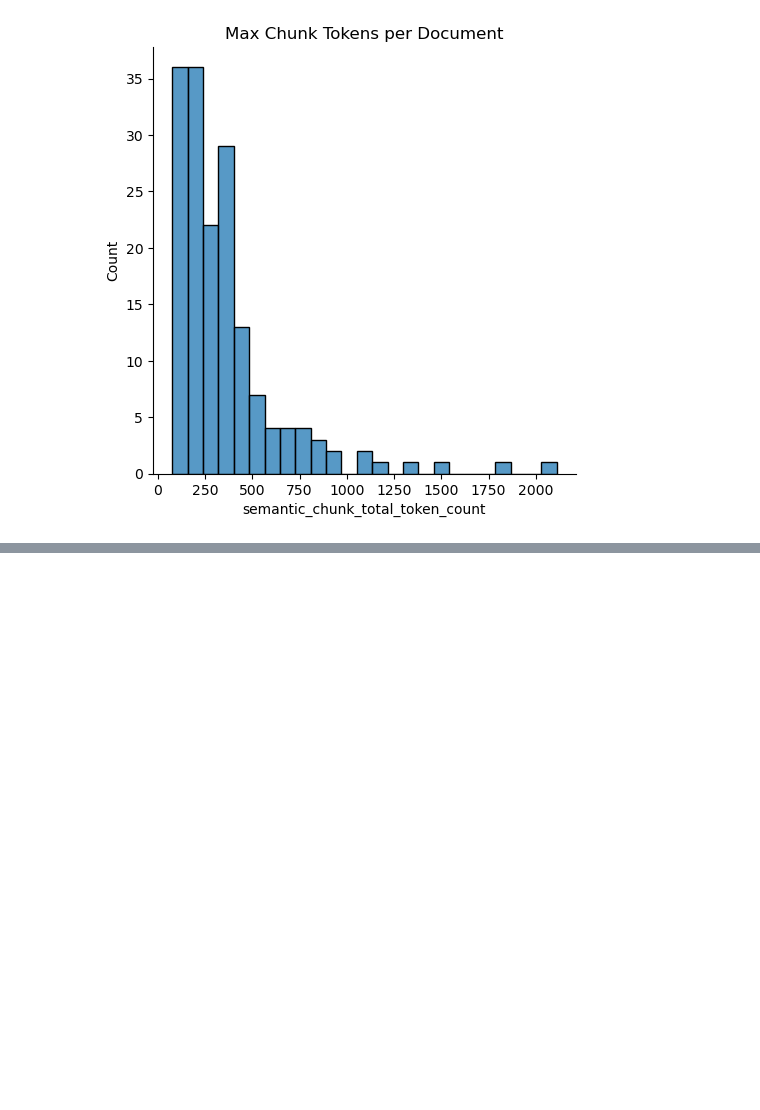
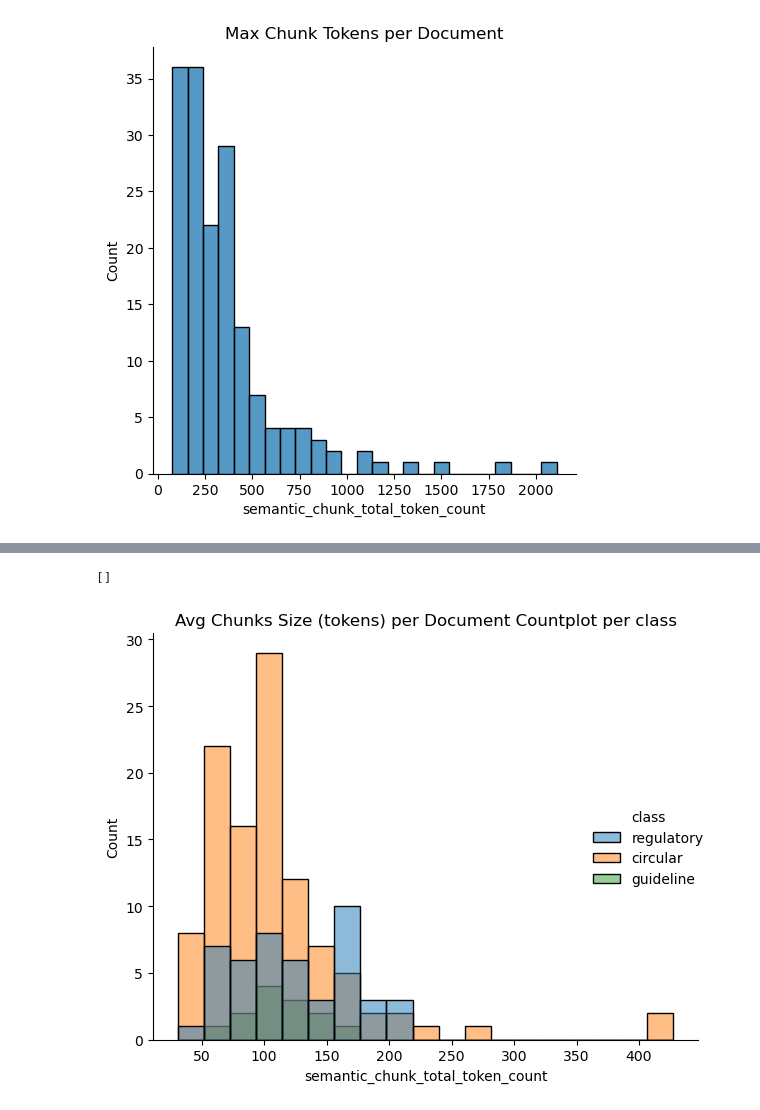
Before and after one commit to OmdenaAI/SriLankaChapter_RegulatoryDecisionMaking, a Jupyter notebook: task-3-eda/experimental_notebooks/Tokenization Statistical Analysis.ipynb, the cells around one changed output, grey strips where cells are left out. Cells and saved outputs as stored; diff of their text form; code cells hidden in the pictures; blank space fills up the shorter version.

```diff
--- a/task-3-eda/experimental_notebooks/Tokenization Statistical Analysis.ipynb
+++ b/task-3-eda/experimental_notebooks/Tokenization Statistical Analysis.ipynb
@@ -449,0 +499,13 @@ Name: semantic_chunk_total_token_count, dtype: float64
+# %%
+# plot avg chunk size per doc per class
+avg_chunks_token_len_per_doc = pd.merge(avg_chunk_tokens_per_doc.reset_index(), data[['id', 'class']], on='id', how='left')
+sns.displot(x='semantic_chunk_total_token_count', data=avg_chunks_token_len_per_doc, hue='class')
+plt.title("Avg Chunks Size (tokens) per Document Countplot per class")
+plt.tight_layout()
+
+# save the plot as a PNG file
+plt.savefig("plots/EDA_avg_chunk_tokens_per_doc_per_class.png", format='png', dpi=300)
+plt.plot()
+# %% [output]
+[]
+[figure, added]
```
Also changed, not shown: parts of 7 cells of this notebook.
